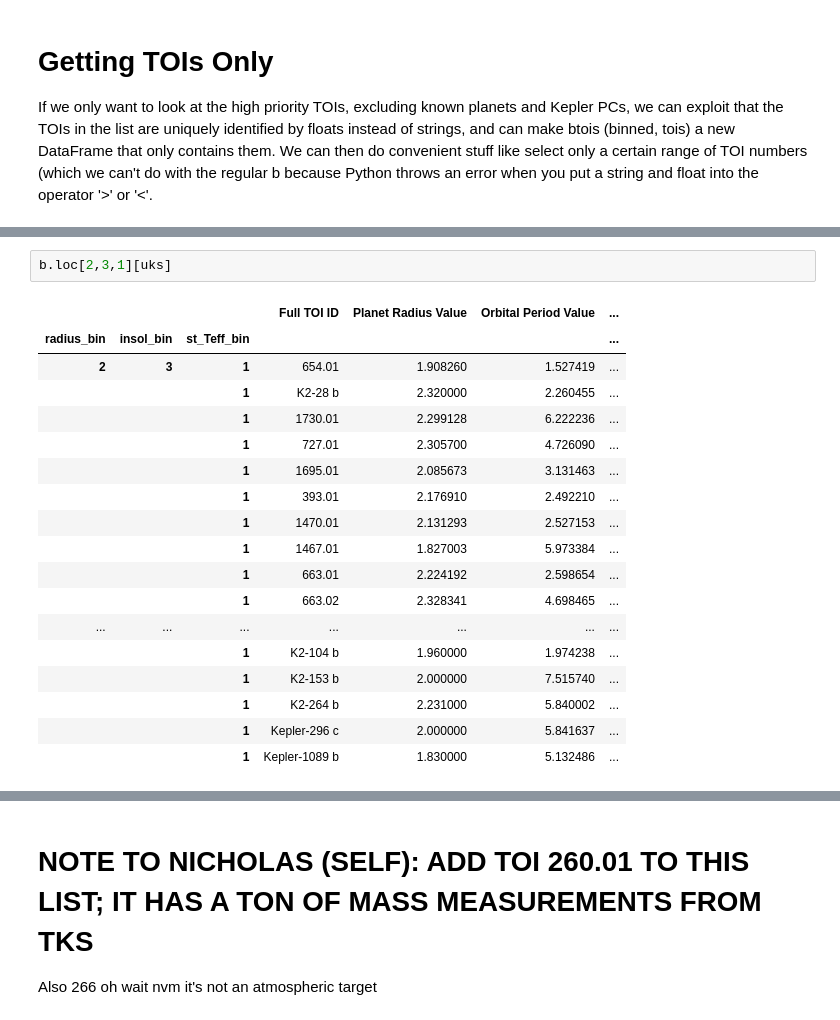
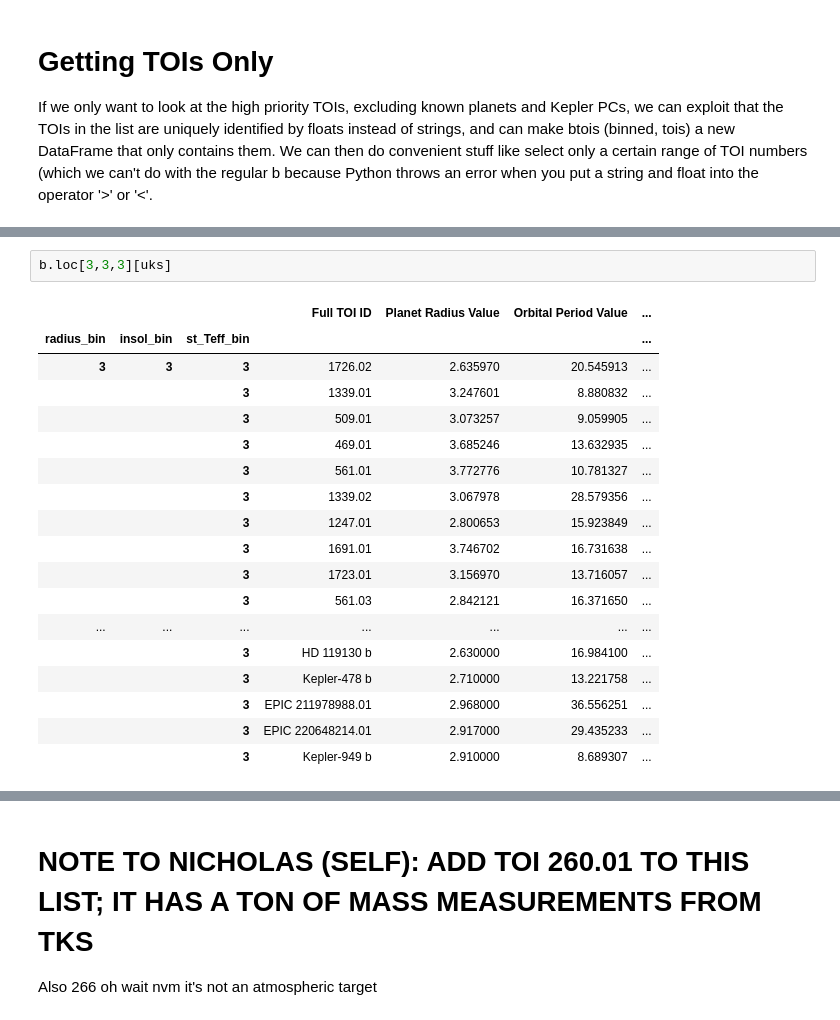
Before and after one commit to murphyjm/tks_targets_shared, a Jupyter notebook: Nicholas_meddling.ipynb, the cells around one changed output, grey strips where cells are left out. Cells and saved outputs as stored; diff of their text form.

```diff
--- a/Nicholas_meddling.ipynb
+++ b/Nicholas_meddling.ipynb
@@ -163,21 +221,21 @@ btois[np.logical_and.reduce((btois[id_key] > 1700,btois['priority']!=0,
 # %%
-b.loc[2,3,1][uks]
+b.loc[3,3,3][uks]
 # %% [output]
 |  |  |  | Full TOI ID | Planet Radius Value | Orbital Period Value | ... |
 | radius_bin | insol_bin | st_Teff_bin |  |  |  | ... |
-| 2 | 3 | 1 | 654.01 | 1.908260 | 1.527419 | ... |
-|  |  | 1 | K2-28 b | 2.320000 | 2.260455 | ... |
-|  |  | 1 | 1730.01 | 2.299128 | 6.222236 | ... |
-|  |  | 1 | 727.01 | 2.305700 | 4.726090 | ... |
-|  |  | 1 | 1695.01 | 2.085673 | 3.131463 | ... |
-|  |  | 1 | 393.01 | 2.176910 | 2.492210 | ... |
-|  |  | 1 | 1470.01 | 2.131293 | 2.527153 | ... |
-|  |  | 1 | 1467.01 | 1.827003 | 5.973384 | ... |
-|  |  | 1 | 663.01 | 2.224192 | 2.598654 | ... |
-|  |  | 1 | 663.02 | 2.328341 | 4.698465 | ... |
+| 3 | 3 | 3 | 1726.02 | 2.635970 | 20.545913 | ... |
+|  |  | 3 | 1339.01 | 3.247601 | 8.880832 | ... |
+|  |  | 3 | 509.01 | 3.073257 | 9.059905 | ... |
+|  |  | 3 | 469.01 | 3.685246 | 13.632935 | ... |
+|  |  | 3 | 561.01 | 3.772776 | 10.781327 | ... |
+|  |  | 3 | 1339.02 | 3.067978 | 28.579356 | ... |
+|  |  | 3 | 1247.01 | 2.800653 | 15.923849 | ... |
+|  |  | 3 | 1691.01 | 3.746702 | 16.731638 | ... |
+|  |  | 3 | 1723.01 | 3.156970 | 13.716057 | ... |
+|  |  | 3 | 561.03 | 2.842121 | 16.371650 | ... |
 | ... | ... | ... | ... | ... | ... | ... |
-|  |  | 1 | K2-104 b | 1.960000 | 1.974238 | ... |
-|  |  | 1 | K2-153 b | 2.000000 | 7.515740 | ... |
-|  |  | 1 | K2-264 b | 2.231000 | 5.840002 | ... |
-|  |  | 1 | Kepler-296 c | 2.000000 | 5.841637 | ... |
-|  |  | 1 | Kepler-1089 b | 1.830000 | 5.132486 | ... |
+|  |  | 3 | HD 119130 b | 2.630000 | 16.984100 | ... |
+|  |  | 3 | Kepler-478 b | 2.710000 | 13.221758 | ... |
+|  |  | 3 | EPIC 211978988.01 | 2.968000 | 36.556251 | ... |
+|  |  | 3 | EPIC 220648214.01 | 2.917000 | 29.435233 | ... |
+|  |  | 3 | Kepler-949 b | 2.910000 | 8.689307 | ... |
```
Also changed, not shown: parts of 21 cells of this notebook, 7 other files.
